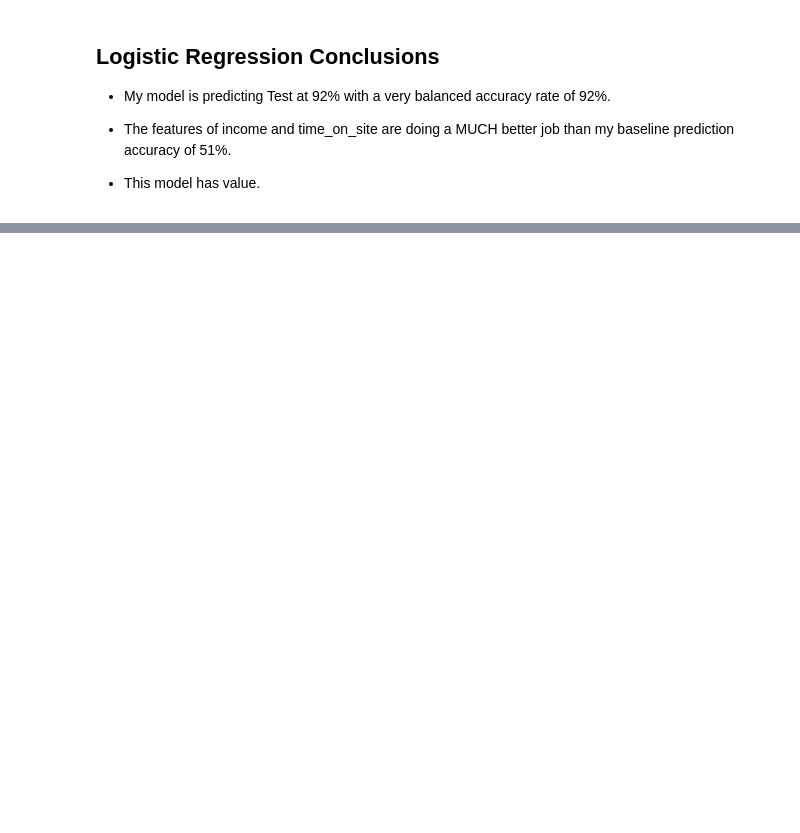
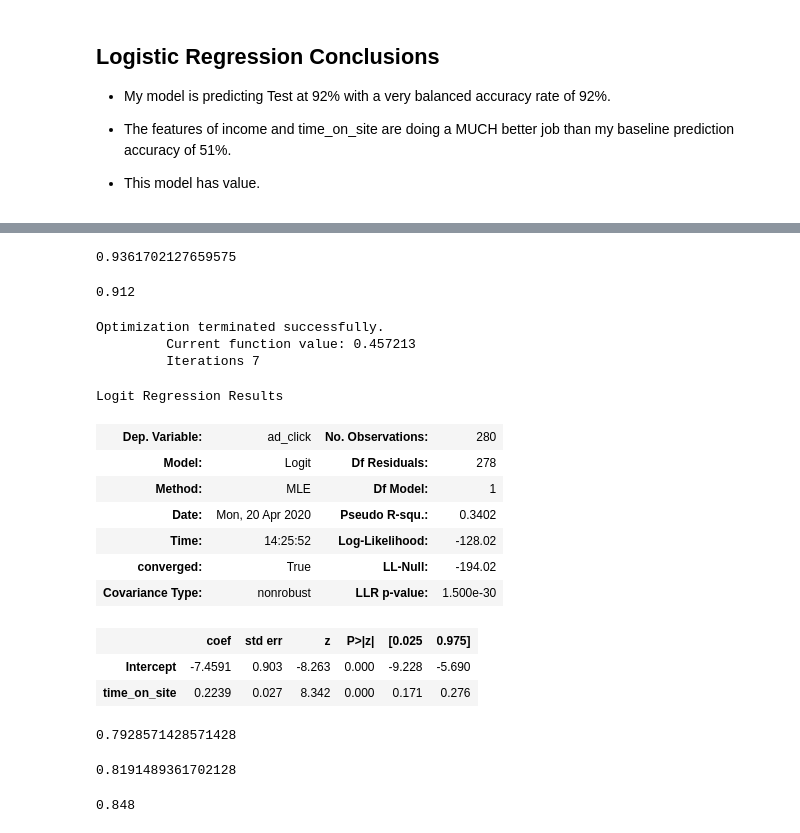
Before and after one commit to faithkane3/ds-methodologies-exercises, a Jupyter notebook: classification/ML Classification Package/3. Logisitic Regression/Predict Customer clicks on FB ads.ipynb, the cells around one changed output, grey strips where cells are left out. Saved outputs shown, nothing was run; the diff lists cells and outputs as text; code cells hidden in the pictures; blank space fills up the shorter version.

```diff
--- a/classification/ML Classification Package/3. Logisitic Regression/Predict Customer clicks on FB ads.ipynb
+++ b/classification/ML Classification Package/3. Logisitic Regression/Predict Customer clicks on FB ads.ipynb
@@ -391,0 +519,62 @@ plt.show()
+# %%
+probs = model.predict(validate)
+yhat = (probs > .5).astype(int)
+actual = validate.ad_click
+
+accuracy_score(actual, yhat)
+# %% [output]
+0.9361702127659575
+# %%
+probs = model.predict(test)
+yhat = (probs > .5).astype(int)
+actual = test.ad_click
+
+accuracy_score(actual, yhat)
+# %% [output]
+0.912
+# %%
+# Based on our summary coefficients, let's try the model without income...
+
+model = smf.logit('ad_click ~ time_on_site', train).fit()
+# %% [output]
+Optimization terminated successfully.
+         Current function value: 0.457213
+         Iterations 7
+# %%
+model.summary()
+# %% [output]
+Logit Regression Results
+| Dep. Variable: | ad_click | No. Observations: | 280 |
+| Model: | Logit | Df Residuals: | 278 |
+| Method: | MLE | Df Model: | 1 |
+| Date: | Mon, 20 Apr 2020 | Pseudo R-squ.: | 0.3402 |
+| Time: | 14:25:52 | Log-Likelihood: | -128.02 |
+| converged: | True | LL-Null: | -194.02 |
+| Covariance Type: | nonrobust | LLR p-value: | 1.500e-30 |
+|  | coef | std err | z | P>|z| | [0.025 | 0.975] |
+| Intercept | -7.4591 | 0.903 | -8.263 | 0.000 | -9.228 | -5.690 |
+| time_on_site | 0.2239 | 0.027 | 8.342 | 0.000 | 0.171 | 0.276 |
+# %%
+probs = model.predict(train)
+yhat = (probs > .5).astype(int)
+actual = train.ad_click
+
+accuracy_score(actual, yhat)
+# %% [output]
+0.7928571428571428
+# %%
+probs = model.predict(validate)
+yhat = (probs > .5).astype(int)
+actual = validate.ad_click
+
+accuracy_score(actual, yhat)
+# %% [output]
+0.8191489361702128
+# %%
+probs = model.predict(test)
+yhat = (probs > .5).astype(int)
+actual = test.ad_click
+
+accuracy_score(actual, yhat)
+# %% [output]
+0.848
```
Also changed, not shown: parts of 23 cells of this notebook, 1 other file.
